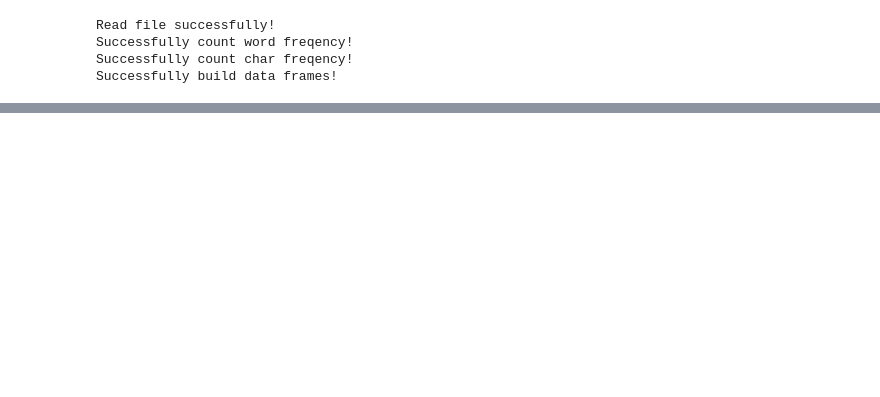
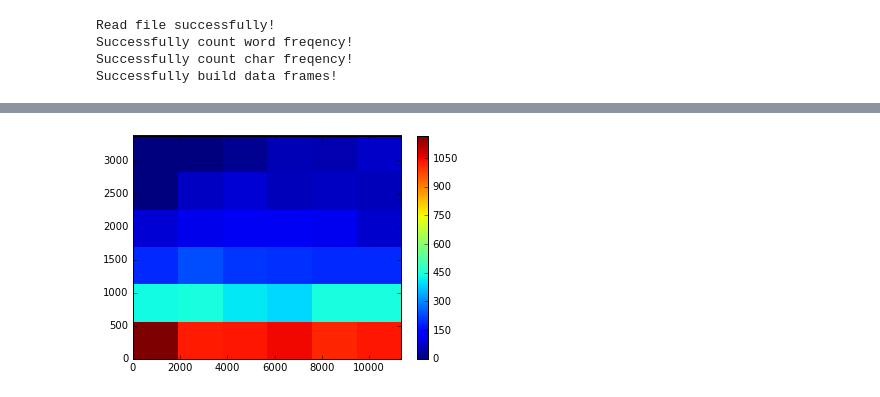
Before and after one commit to godofhoe/2016_Dec_10_fake_script_Vietnamese, a Jupyter notebook: fake_generate_LogNormal_crazy_version.ipynb, the cells around one changed output, grey strips where cells are left out. Cells and saved outputs as stored; diff of their text form; code cells hidden in the pictures; blank space fills up the shorter version.

```diff
--- a/fake_generate_LogNormal_crazy_version.ipynb
+++ b/fake_generate_LogNormal_crazy_version.ipynb
@@ -195,3 +191,7 @@ plt.plot(yy,'ro')
+# %%
+draw_density_plot(big, 6,)
+# %% [output]
+[figure, added]
 # %%
 check_const_ratio(word)
 # %% [output]
```
Also changed, not shown: parts of 7 cells of this notebook.
